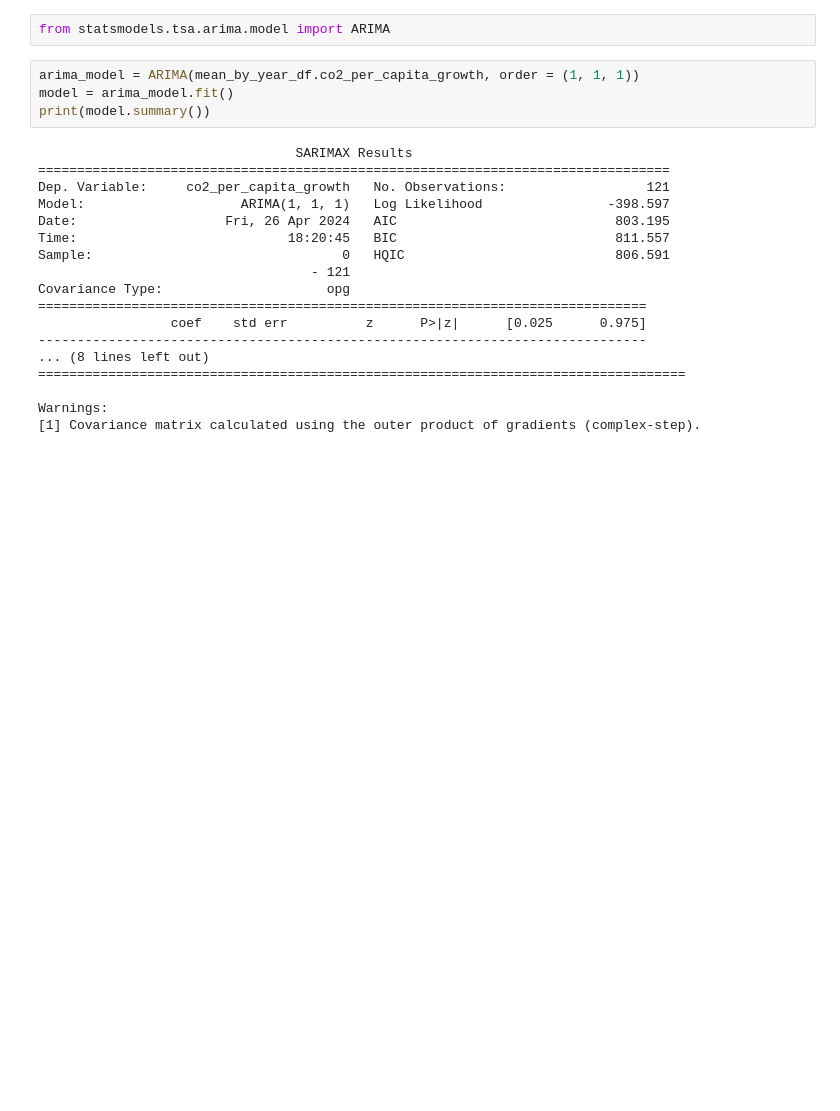
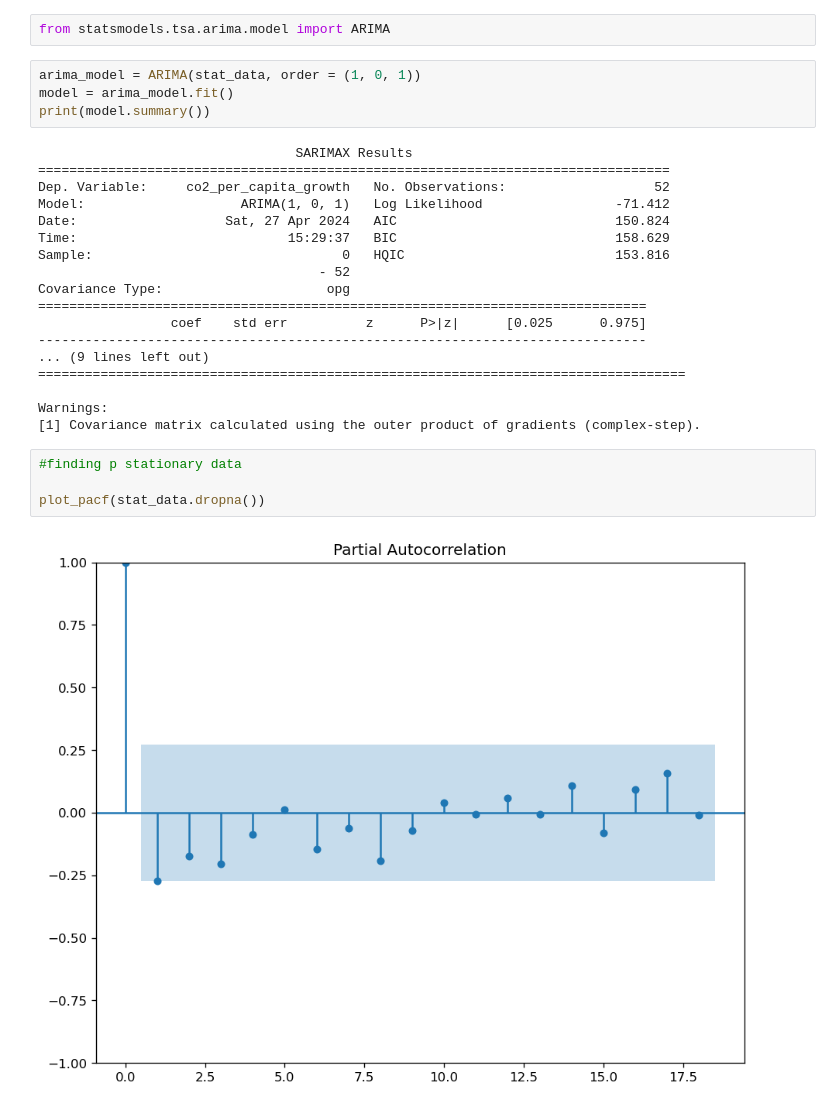
Before and after one commit to L-dos-Santos/final-project, a Jupyter notebook: Final Project.ipynb, the cells around one changed output. Cells and saved outputs as stored; diff of their text form; blank space fills up the shorter version.

```diff
--- a/Final Project.ipynb
+++ b/Final Project.ipynb
@@ -404,24 +416,30 @@ Critical values:
 # %%
 from statsmodels.tsa.arima.model import ARIMA
 # %%
-arima_model = ARIMA(mean_by_year_df.co2_per_capita_growth, order = (1, 1, 1))
+arima_model = ARIMA(stat_data, order = (1, 0, 1))
 model = arima_model.fit()
 print(model.summary())
 # %% [output]
                                  SARIMAX Results
 =================================================================================
-Dep. Variable:     co2_per_capita_growth   No. Observations:                  121
-Model:                    ARIMA(1, 1, 1)   Log Likelihood                -398.597
-Date:                   Fri, 26 Apr 2024   AIC                            803.195
-Time:                           18:20:45   BIC                            811.557
-Sample:                                0   HQIC                           806.591
-                                   - 121
+Dep. Variable:     co2_per_capita_growth   No. Observations:                   52
+Model:                    ARIMA(1, 0, 1)   Log Likelihood                 -71.412
+Date:                   Sat, 27 Apr 2024   AIC                            150.824
+Time:                           15:29:37   BIC                            158.629
+Sample:                                0   HQIC                           153.816
+                                    - 52
 Covariance Type:                     opg
 ==============================================================================
                  coef    std err          z      P>|z|      [0.025      0.975]
 ------------------------------------------------------------------------------
-... (8 lines left out)
+... (9 lines left out)
 ===================================================================================
 
 Warnings:
 [1] Covariance matrix calculated using the outer product of gradients (complex-step).
+# %%
+#finding p stationary data
+
+plot_pacf(stat_data.dropna())
+# %% [output]
+[figure, added]
```
Also changed, not shown: parts of 17 cells of this notebook.
